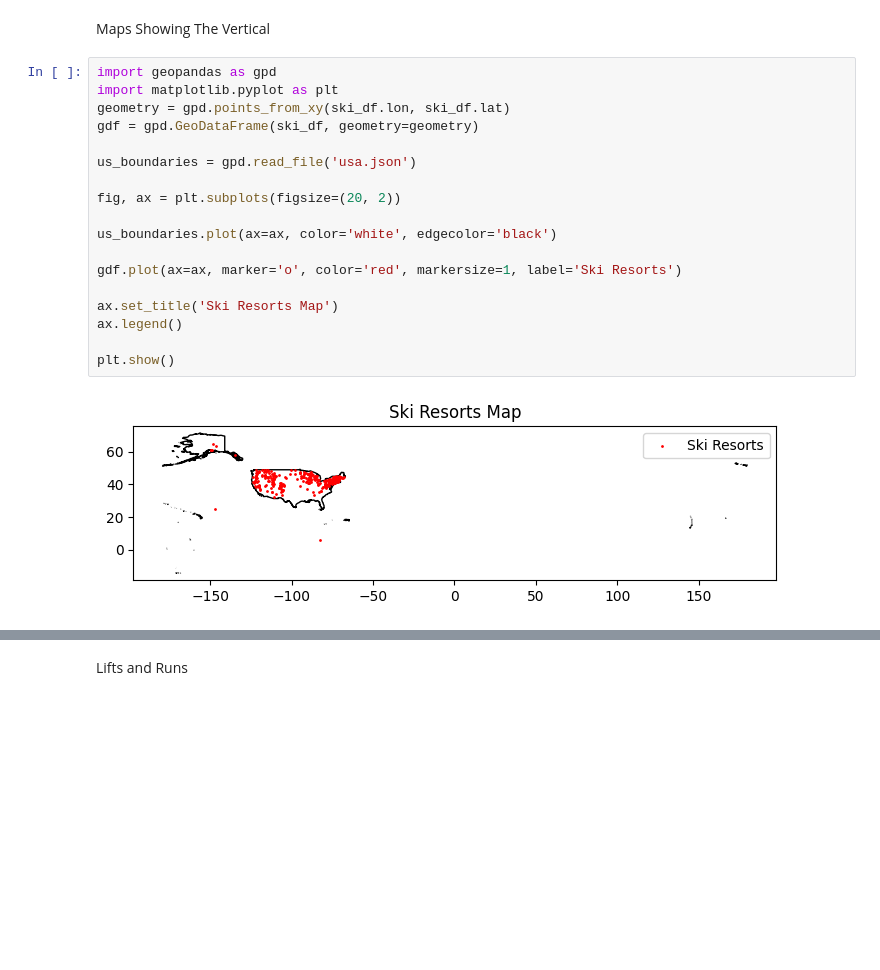
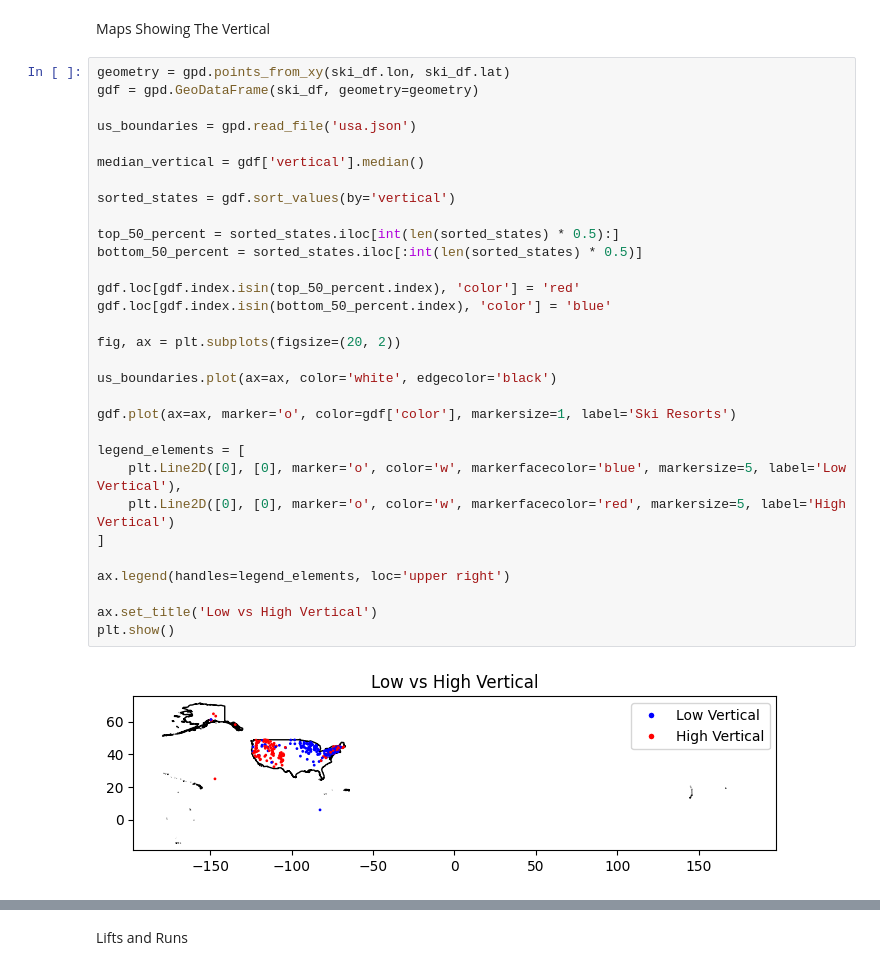
Before and after one commit to emilytan32/data_project_2023, a Jupyter notebook: skiresort_dataset.ipynb, the cells around one changed output, grey strips where cells are left out. Saved outputs shown, nothing was run; the diff lists cells and outputs as text; blank space fills up the shorter version.

```diff
--- a/skiresort_dataset.ipynb
+++ b/skiresort_dataset.ipynb
@@ -293,22 +194,35 @@ plt.show()
 # %% [markdown]
 Maps Showing The Vertical
 # %%
-import geopandas as gpd
-import matplotlib.pyplot as plt
 geometry = gpd.points_from_xy(ski_df.lon, ski_df.lat)
 gdf = gpd.GeoDataFrame(ski_df, geometry=geometry)
 
 us_boundaries = gpd.read_file('usa.json')
 
+median_vertical = gdf['vertical'].median()
+
+sorted_states = gdf.sort_values(by='vertical')
+
+top_50_percent = sorted_states.iloc[int(len(sorted_states) * 0.5):]
+bottom_50_percent = sorted_states.iloc[:int(len(sorted_states) * 0.5)]
+
+gdf.loc[gdf.index.isin(top_50_percent.index), 'color'] = 'red'
+gdf.loc[gdf.index.isin(bottom_50_percent.index), 'color'] = 'blue'
+
 fig, ax = plt.subplots(figsize=(20, 2))
 
 us_boundaries.plot(ax=ax, color='white', edgecolor='black')
 
-gdf.plot(ax=ax, marker='o', color='red', markersize=1, label='Ski Resorts')
+gdf.plot(ax=ax, marker='o', color=gdf['color'], markersize=1, label='Ski Resorts')
 
-ax.set_title('Ski Resorts Map')
-ax.legend()
+legend_elements = [
+    plt.Line2D([0], [0], marker='o', color='w', markerfacecolor='blue', markersize=5, label='Low Vertical'),
+    plt.Line2D([0], [0], marker='o', color='w', markerfacecolor='red', markersize=5, label='High Vertical')
+]
 
+ax.legend(handles=legend_elements, loc='upper right')
+
+ax.set_title('Low vs High Vertical')
 plt.show()
 # %% [output]
-[figure, old version]
+[figure, new version]
```
Also changed, not shown: parts of 10 cells of this notebook.
